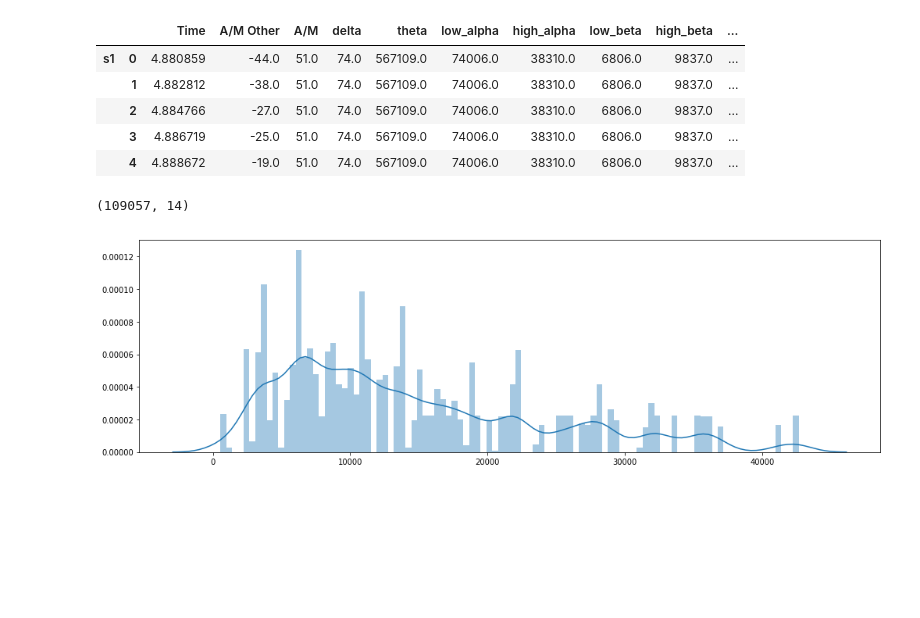
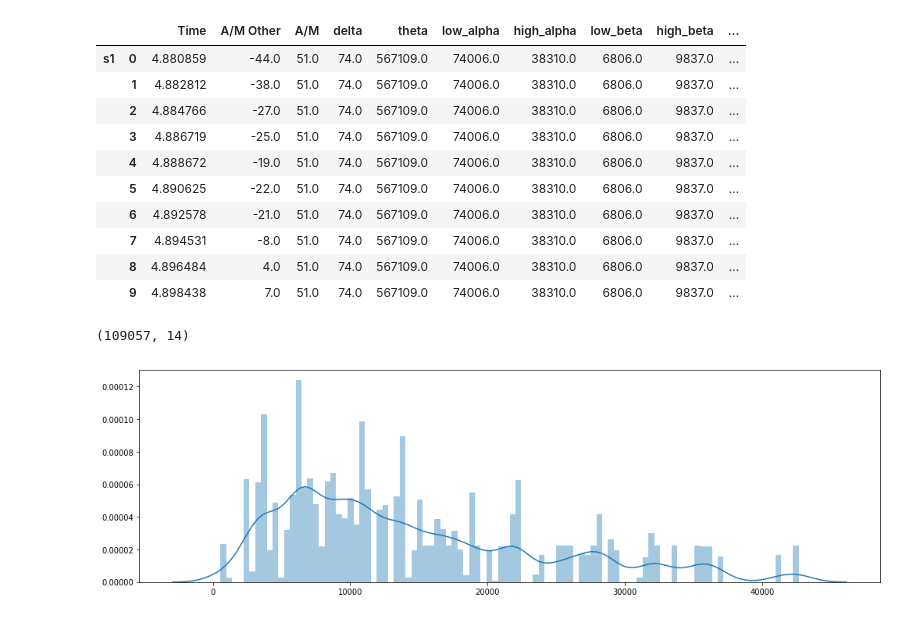
Before and after one commit to jimmychimmyy/ImageRecognitionBCI, a Jupyter notebook: classifier.ipynb, the cells around one changed output. Cells and saved outputs as stored; diff of their text form; code cells hidden in the pictures; blank space fills up the shorter version.

```diff
--- a/classifier.ipynb
+++ b/classifier.ipynb
@@ -17,27 +17,32 @@ import seaborn as sns
 # %%
 # load data
 df_sub1 = pd.read_csv('./labeled_data/sub1label.csv')
 df_sub2 = pd.read_csv('./labeled_data/sub2label.csv')
 df_sub3 = pd.read_csv('./labeled_data/sub3label.csv')
 
 # drop unneccessary columns
 df_sub1.drop('Unnamed: 0', axis=1, inplace=True)
 df_sub2.drop('Unnamed: 0', axis=1, inplace=True)
 df_sub3.drop('Unnamed: 0', axis=1, inplace=True)
 
 df_subjects = pd.concat([df_sub1, df_sub2, df_sub3], keys=['s1', 's2', 's3'])
 
 df_true = df_subjects.loc[df_subjects['label'] == 1]
 df_false = df_subjects.loc[df_subjects['label'] == 0]
 
-df_subjects.head()
+df_subjects.head(10)
 # %% [output]
 |  |  | Time | A/M Other | A/M | delta | theta | low_alpha | high_alpha | low_beta | high_beta | ... |
 | s1 | 0 | 4.880859 | -44.0 | 51.0 | 74.0 | 567109.0 | 74006.0 | 38310.0 | 6806.0 | 9837.0 | ... |
 |  | 1 | 4.882812 | -38.0 | 51.0 | 74.0 | 567109.0 | 74006.0 | 38310.0 | 6806.0 | 9837.0 | ... |
 |  | 2 | 4.884766 | -27.0 | 51.0 | 74.0 | 567109.0 | 74006.0 | 38310.0 | 6806.0 | 9837.0 | ... |
 |  | 3 | 4.886719 | -25.0 | 51.0 | 74.0 | 567109.0 | 74006.0 | 38310.0 | 6806.0 | 9837.0 | ... |
 |  | 4 | 4.888672 | -19.0 | 51.0 | 74.0 | 567109.0 | 74006.0 | 38310.0 | 6806.0 | 9837.0 | ... |
+|  | 5 | 4.890625 | -22.0 | 51.0 | 74.0 | 567109.0 | 74006.0 | 38310.0 | 6806.0 | 9837.0 | ... |
+|  | 6 | 4.892578 | -21.0 | 51.0 | 74.0 | 567109.0 | 74006.0 | 38310.0 | 6806.0 | 9837.0 | ... |
+|  | 7 | 4.894531 | -8.0 | 51.0 | 74.0 | 567109.0 | 74006.0 | 38310.0 | 6806.0 | 9837.0 | ... |
+|  | 8 | 4.896484 | 4.0 | 51.0 | 74.0 | 567109.0 | 74006.0 | 38310.0 | 6806.0 | 9837.0 | ... |
+|  | 9 | 4.898438 | 7.0 | 51.0 | 74.0 | 567109.0 | 74006.0 | 38310.0 | 6806.0 | 9837.0 | ... |
 # %%
 #df_true = df_true[np.abs(df_true['high_beta']-df_true['high_beta'].mean())<=(3*df_true['high_beta'].std())]
 #df_false = df_false[np.abs(df_false['high_beta']-df_false['high_beta'].mean())<=(3*df_false['high_beta'].std())]
```
Also changed, not shown: parts of 8 cells of this notebook, 1 other file.
